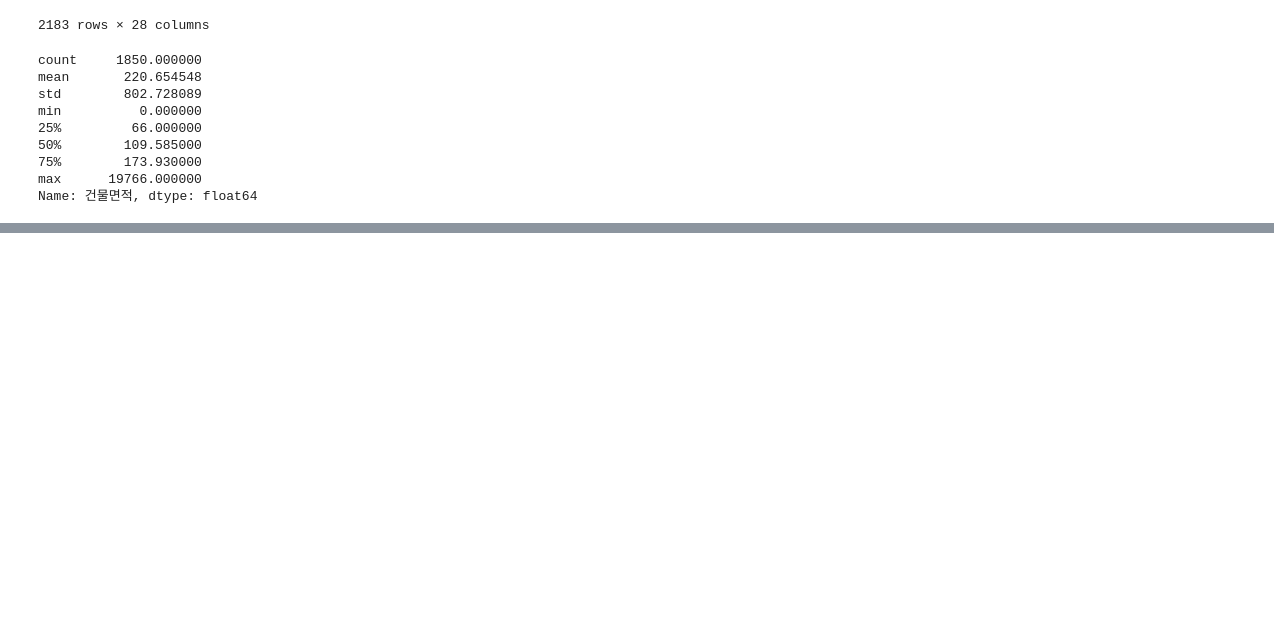
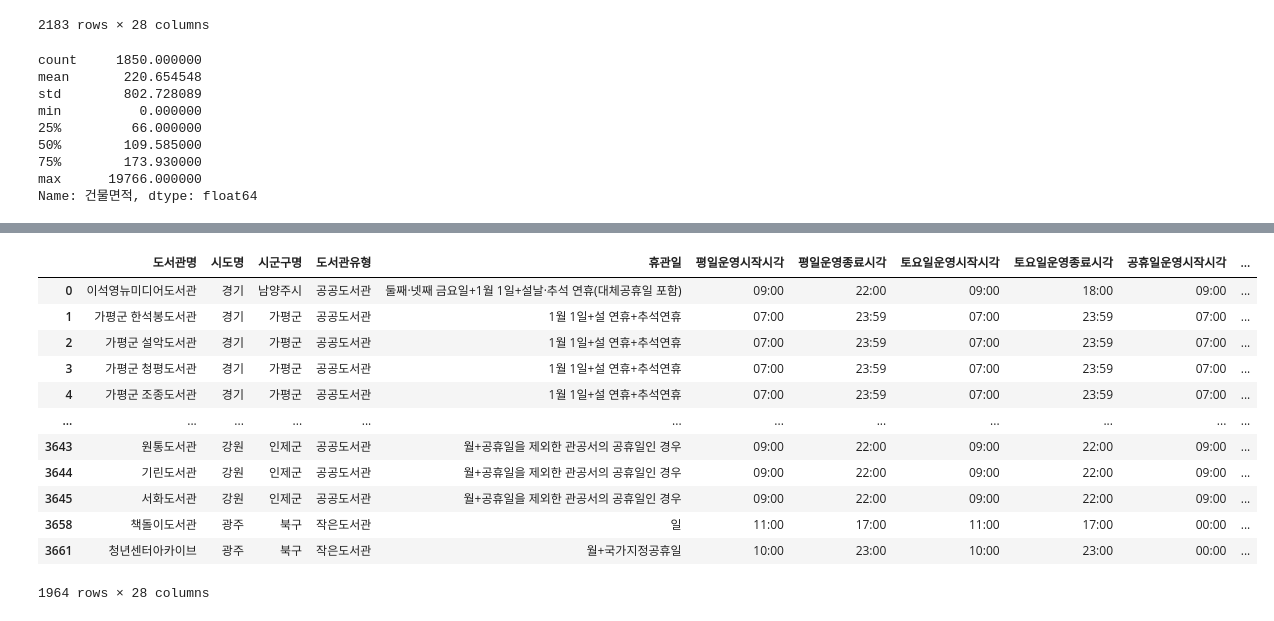
Before and after one commit to qooqookeke/car_greenhouse_gas, a Jupyter notebook: test.ipynb, the cells around one changed output, grey strips where cells are left out. Cells and saved outputs as stored; diff of their text form; code cells hidden in the pictures; blank space fills up the shorter version.

```diff
--- a/test.ipynb
+++ b/test.ipynb
@@ -351,0 +471,16 @@ plt.show()
+# %%
+df.loc[df['자료수(도서)']>=10000]
+# %% [output]
+|  | 도서관명 | 시도명 | 시군구명 | 도서관유형 | 휴관일 | 평일운영시작시각 | 평일운영종료시각 | 토요일운영시작시각 | 토요일운영종료시각 | 공휴일운영시작시각 | ... |
+| 0 | 이석영뉴미디어도서관 | 경기 | 남양주시 | 공공도서관 | 둘째·넷째 금요일+1월 1일+설날·추석 연휴(대체공휴일 포함) | 09:00 | 22:00 | 09:00 | 18:00 | 09:00 | ... |
+| 1 | 가평군 한석봉도서관 | 경기 | 가평군 | 공공도서관 | 1월 1일+설 연휴+추석연휴 | 07:00 | 23:59 | 07:00 | 23:59 | 07:00 | ... |
+| 2 | 가평군 설악도서관 | 경기 | 가평군 | 공공도서관 | 1월 1일+설 연휴+추석연휴 | 07:00 | 23:59 | 07:00 | 23:59 | 07:00 | ... |
+| 3 | 가평군 청평도서관 | 경기 | 가평군 | 공공도서관 | 1월 1일+설 연휴+추석연휴 | 07:00 | 23:59 | 07:00 | 23:59 | 07:00 | ... |
+| 4 | 가평군 조종도서관 | 경기 | 가평군 | 공공도서관 | 1월 1일+설 연휴+추석연휴 | 07:00 | 23:59 | 07:00 | 23:59 | 07:00 | ... |
+| ... | ... | ... | ... | ... | ... | ... | ... | ... | ... | ... | ... |
+| 3643 | 원통도서관 | 강원 | 인제군 | 공공도서관 | 월+공휴일을 제외한 관공서의 공휴일인 경우 | 09:00 | 22:00 | 09:00 | 22:00 | 09:00 | ... |
+| 3644 | 기린도서관 | 강원 | 인제군 | 공공도서관 | 월+공휴일을 제외한 관공서의 공휴일인 경우 | 09:00 | 22:00 | 09:00 | 22:00 | 09:00 | ... |
+| 3645 | 서화도서관 | 강원 | 인제군 | 공공도서관 | 월+공휴일을 제외한 관공서의 공휴일인 경우 | 09:00 | 22:00 | 09:00 | 22:00 | 09:00 | ... |
+| 3658 | 책돌이도서관 | 광주 | 북구 | 작은도서관 | 일 | 11:00 | 17:00 | 11:00 | 17:00 | 00:00 | ... |
+| 3661 | 청년센터아카이브 | 광주 | 북구 | 작은도서관 | 월+국가지정공휴일 | 10:00 | 23:00 | 10:00 | 23:00 | 00:00 | ... |
+1964 rows × 28 columns
```
Also changed, not shown: parts of 16 cells of this notebook, 2 other files.
